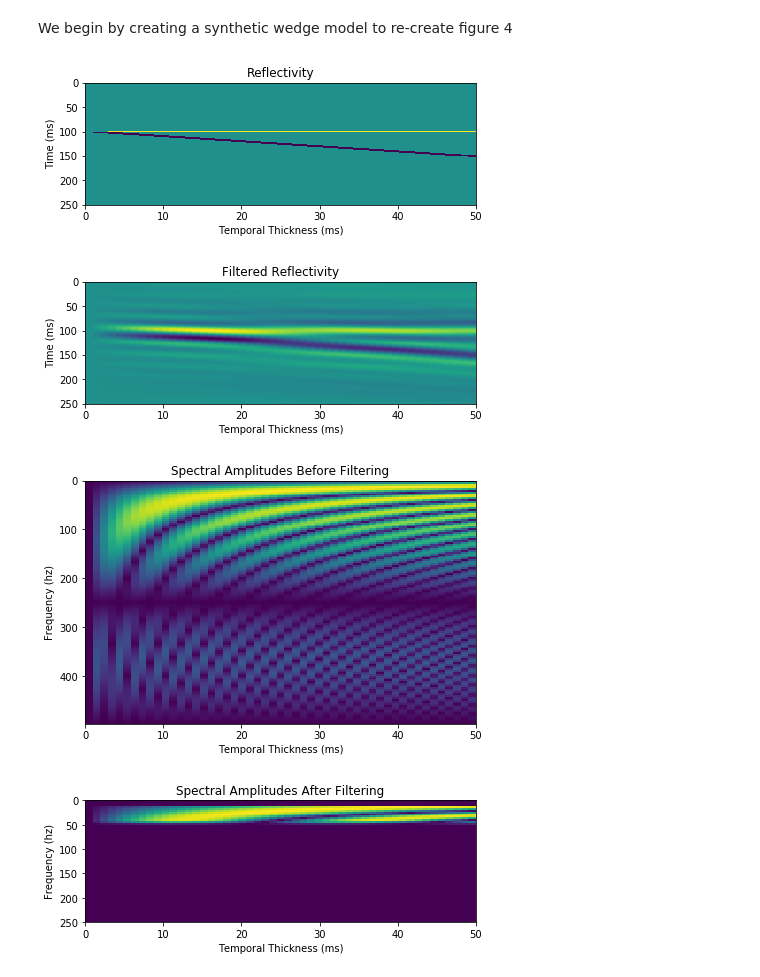
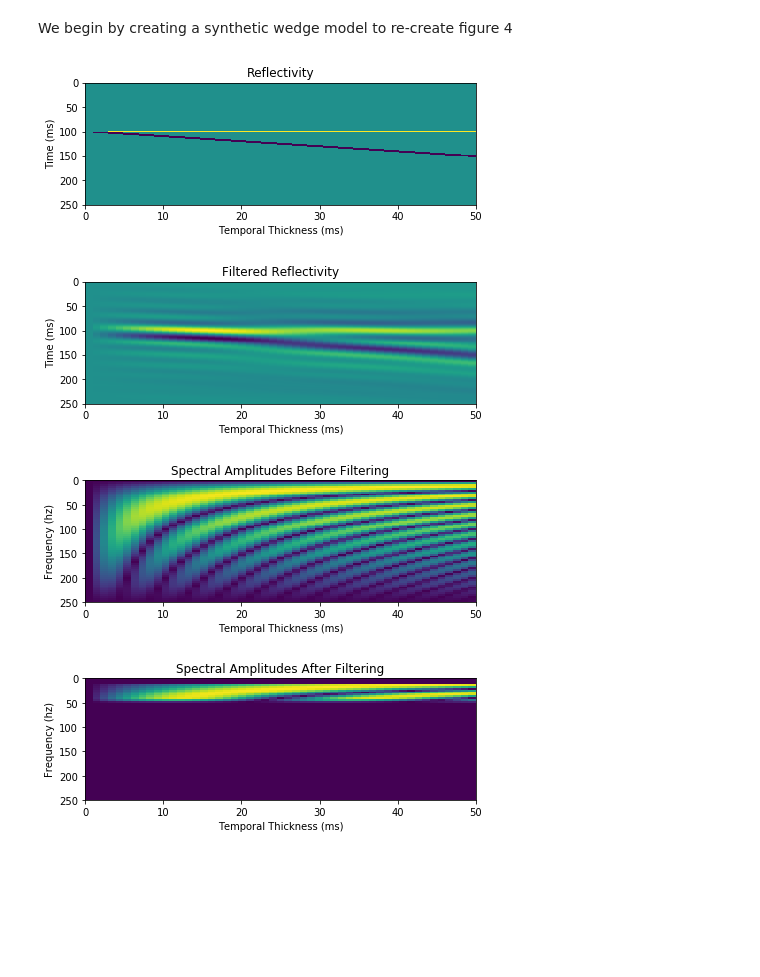
Before and after one commit to seg/repro-zoo-2018, a Jupyter notebook: partyka-etal-1999/jupyter/Partyka_et_al_1999.ipynb, the cells around one changed output. Drawn from its saved outputs; the diff is of its cells as text; code cells hidden in the pictures; blank space fills up the shorter version.

Commit message:
modified figure bounds

```diff
--- a/partyka-etal-1999/jupyter/Partyka_et_al_1999.ipynb
+++ b/partyka-etal-1999/jupyter/Partyka_et_al_1999.ipynb
@@ -73,33 +73,33 @@ for itrace in range(model.shape[0]):
     trace=model[itrace]
     TRACE=np.fft.rfft(trace)
     TRACE_FILTERRED=ramp*TRACE
     trace_filterred=np.fft.irfft(TRACE_FILTERRED)
     model_fourier[itrace,:]=np.abs(TRACE)
     model_filterred[itrace,:]=trace_filterred
     model_fourier_filtered[itrace,:]=np.abs(TRACE_FILTERRED)
 
 fig1 = plt.figure(figsize=(7,7))
 plt.title('Filtered Reflectivity')
 plt.ylabel('Time (ms)')
 plt.xlabel('Temporal Thickness (ms)')
 plt.imshow(model_filterred.T,extent=[xo,xf,tf,to], aspect=.0625)
 plt.show()
 
 fig2 = plt.figure(figsize=(7,7))
 plt.title('Spectral Amplitudes Before Filtering')
 plt.ylabel('Frequency (hz)')
 plt.xlabel('Temporal Thickness (ms)')
-plt.imshow(model_fourier.T,extent=[xo,xf,frequencies[frequencies.size-1],frequencies[0]], aspect=.0625)
+plt.imshow(model_fourier[:,0:frequencies.size/2].T,extent=[xo,xf,frequencies[frequencies.size-1]/2,frequencies[0]], aspect=.0625)
 plt.show()
 
 fig3 = plt.figure(figsize=(7,7))
 plt.title('Spectral Amplitudes After Filtering')
 plt.ylabel('Frequency (hz)')
 plt.xlabel('Temporal Thickness (ms)')
 plt.imshow(model_fourier_filtered[:,0:frequencies.size/2].T,extent=[xo,xf,frequencies[frequencies.size-1]/2,frequencies[0]], aspect=.0625)
 plt.show()
 # %% [output]
 [figure]
 [figure]
-[figure, old version]
+[figure, new version]
 [figure]
```
